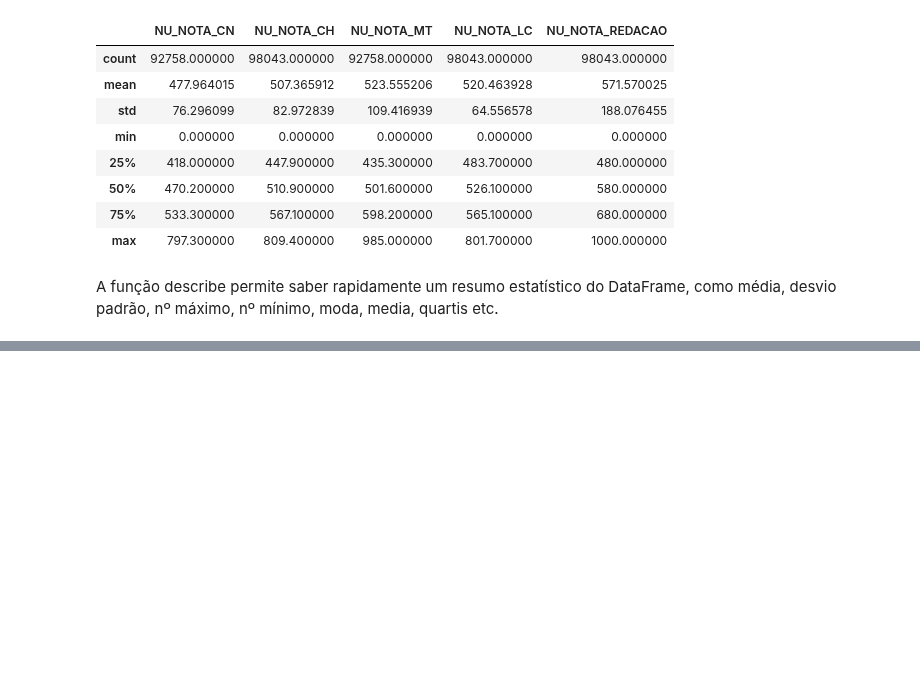
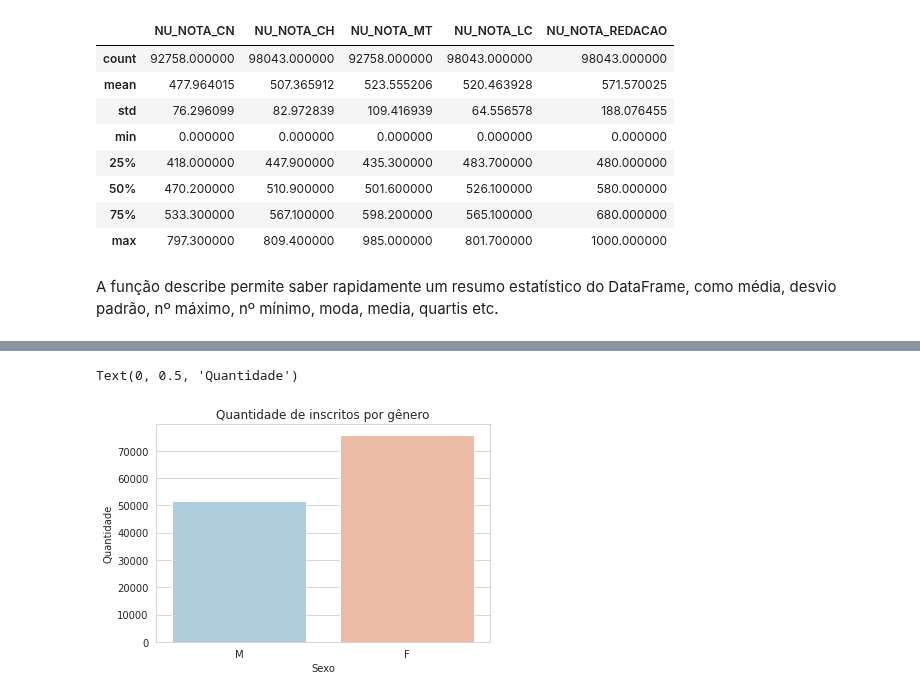
Before and after one commit to GuiiLuiss/Horse-Colic-Dataset, a Jupyter notebook: Guilherme_Luis_Rodrigues_Anselmo_da_Silva.ipynb, the cells around one changed output, grey strips where cells are left out. Saved outputs shown, nothing was run; the diff lists cells and outputs as text; code cells hidden in the pictures; blank space fills up the shorter version.

```diff
--- a/Guilherme_Luis_Rodrigues_Anselmo_da_Silva.ipynb
+++ b/Guilherme_Luis_Rodrigues_Anselmo_da_Silva.ipynb
@@ -119,0 +148,10 @@ A função describe permite saber rapidamente um resumo estatístico do DataFram
+# %%
+#Visualização distribuição por gênero
+sns.set_style('whitegrid')
+sns.countplot(x='TP_SEXO',data=dados,palette='RdBu_r')
+plt.title("Quantidade de inscritos por gênero")
+plt.xlabel("Sexo")
+plt.ylabel("Quantidade")
+# %% [output]
+Text(0, 0.5, 'Quantidade')
+[figure, added]
```
Also changed, not shown: parts of 13 cells of this notebook.
